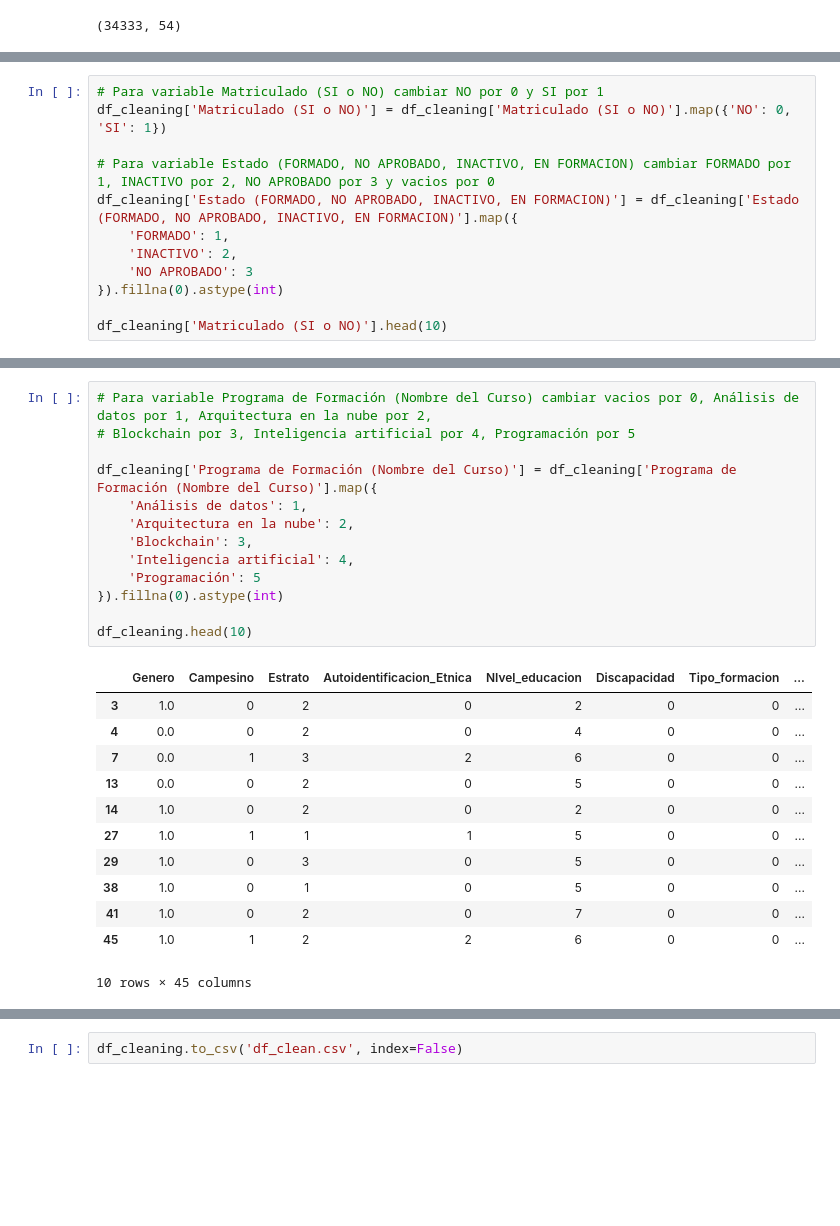
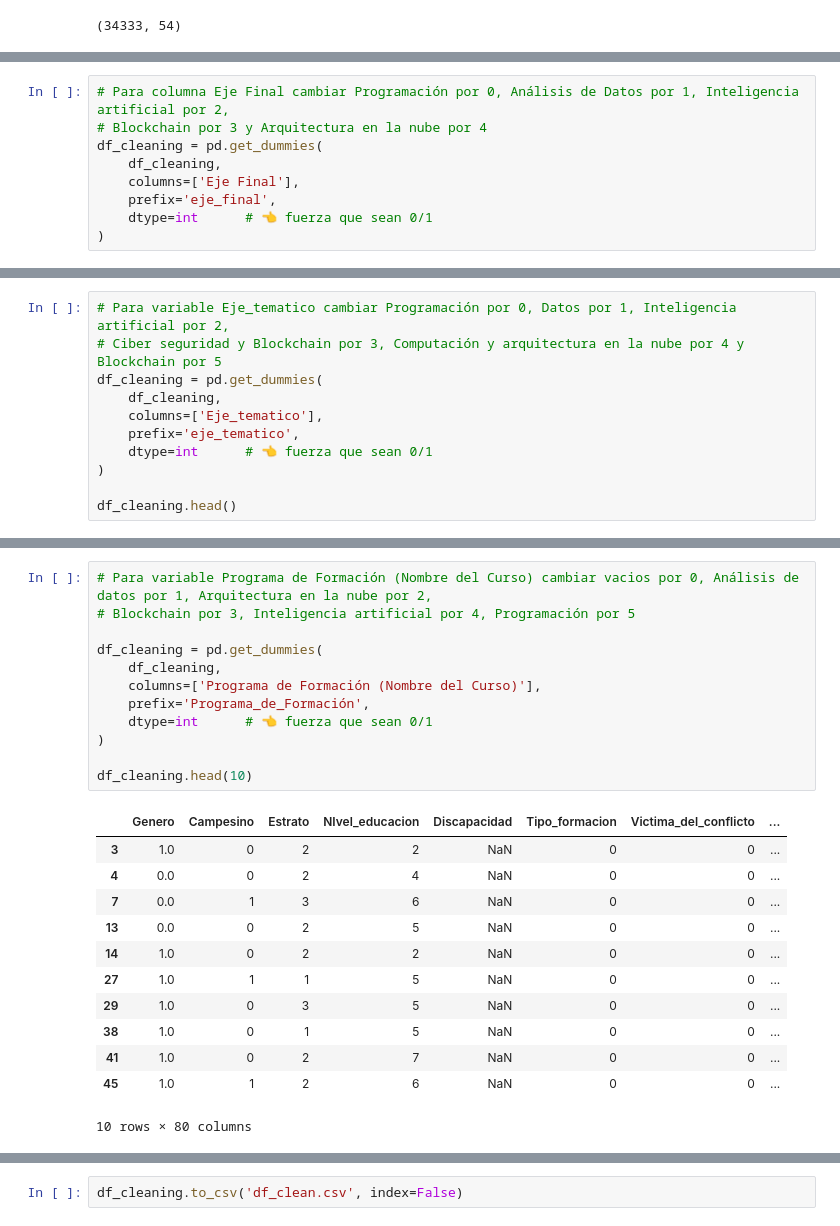
Before and after one commit to Davidp1905/Proyecto_Machine_Learning, a Jupyter notebook: data_preparation.ipynb, the cells around one changed output, grey strips where cells are left out. Cells and saved outputs as stored; diff of their text form; blank space fills up the shorter version.

Commit message:
changes to data cleaning

```diff
--- a/data_preparation.ipynb
+++ b/data_preparation.ipynb
@@ -384,0 +313,9 @@ df_cleaning.shape
+# %%
+# Para columna Eje Final cambiar Programación por 0, Análisis de Datos por 1, Inteligencia artificial por 2,
+# Blockchain por 3 y Arquitectura en la nube por 4
+df_cleaning = pd.get_dummies(
+    df_cleaning,
+    columns=['Eje Final'],
+    prefix='eje_final',
+    dtype=int      # 👈 fuerza que sean 0/1
+)
@@ -469,12 +371,0 @@ Número de filas con 'Matriculado = NO' y todas las columnas vacías: 1456
-# %%
-# Para variable Matriculado (SI o NO) cambiar NO por 0 y SI por 1
-df_cleaning['Matriculado (SI o NO)'] = df_cleaning['Matriculado (SI o NO)'].map({'NO': 0, 'SI': 1})
-
-# Para variable Estado (FORMADO, NO APROBADO, INACTIVO, EN FORMACION) cambiar FORMADO por 1, INACTIVO por 2, NO APROBADO por 3 y vacios por 0
-df_cleaning['Estado (FORMADO, NO APROBADO, INACTIVO, EN FORMACION)'] = df_cleaning['Estado (FORMADO, NO APROBADO, INACTIVO, EN FORMACION)'].map({
-    'FORMADO': 1,
-    'INACTIVO': 2,
-    'NO APROBADO': 3
-}).fillna(0).astype(int)
-
-df_cleaning['Matriculado (SI o NO)'].head(10)
@@ -492,0 +372,11 @@ Name: Matriculado (SI o NO), dtype: int64
+# %%
+# Para variable Eje_tematico cambiar Programación por 0, Datos por 1, Inteligencia artificial por 2,
+# Ciber seguridad y Blockchain por 3, Computación y arquitectura en la nube por 4 y Blockchain por 5
+df_cleaning = pd.get_dummies(
+    df_cleaning,
+    columns=['Eje_tematico'],
+    prefix='eje_tematico',
+    dtype=int      # 👈 fuerza que sean 0/1
+)
+
+df_cleaning.head()
@@ -493,26 +391,25 @@ Name: Matriculado (SI o NO), dtype: int64
 # %%
 # Para variable Programa de Formación (Nombre del Curso) cambiar vacios por 0, Análisis de datos por 1, Arquitectura en la nube por 2,
 # Blockchain por 3, Inteligencia artificial por 4, Programación por 5
 
-df_cleaning['Programa de Formación (Nombre del Curso)'] = df_cleaning['Programa de Formación (Nombre del Curso)'].map({
-    'Análisis de datos': 1,
-    'Arquitectura en la nube': 2,
-    'Blockchain': 3,
-    'Inteligencia artificial': 4,
-    'Programación': 5
-}).fillna(0).astype(int)
+df_cleaning = pd.get_dummies(
+    df_cleaning,
+    columns=['Programa de Formación (Nombre del Curso)'],
+    prefix='Programa_de_Formación',
+    dtype=int      # 👈 fuerza que sean 0/1
+)
 
 df_cleaning.head(10)
 # %% [output]
-|  | Genero | Campesino | Estrato | Autoidentificacion_Etnica | NIvel_educacion | Discapacidad | Tipo_formacion | ... |
-| 3 | 1.0 | 0 | 2 | 0 | 2 | 0 | 0 | ... |
-| 4 | 0.0 | 0 | 2 | 0 | 4 | 0 | 0 | ... |
-| 7 | 0.0 | 1 | 3 | 2 | 6 | 0 | 0 | ... |
-| 13 | 0.0 | 0 | 2 | 0 | 5 | 0 | 0 | ... |
-| 14 | 1.0 | 0 | 2 | 0 | 2 | 0 | 0 | ... |
-| 27 | 1.0 | 1 | 1 | 1 | 5 | 0 | 0 | ... |
-| 29 | 1.0 | 0 | 3 | 0 | 5 | 0 | 0 | ... |
-| 38 | 1.0 | 0 | 1 | 0 | 5 | 0 | 0 | ... |
-| 41 | 1.0 | 0 | 2 | 0 | 7 | 0 | 0 | ... |
-| 45 | 1.0 | 1 | 2 | 2 | 6 | 0 | 0 | ... |
+|  | Genero | Campesino | Estrato | NIvel_educacion | Discapacidad | Tipo_formacion | Victima_del_conflicto | ... |
+| 3 | 1.0 | 0 | 2 | 2 | NaN | 0 | 0 | ... |
+| 4 | 0.0 | 0 | 2 | 4 | NaN | 0 | 0 | ... |
+| 7 | 0.0 | 1 | 3 | 6 | NaN | 0 | 0 | ... |
+| 13 | 0.0 | 0 | 2 | 5 | NaN | 0 | 0 | ... |
+| 14 | 1.0 | 0 | 2 | 2 | NaN | 0 | 0 | ... |
+| 27 | 1.0 | 1 | 1 | 5 | NaN | 0 | 0 | ... |
+| 29 | 1.0 | 0 | 3 | 5 | NaN | 0 | 0 | ... |
+| 38 | 1.0 | 0 | 1 | 5 | NaN | 0 | 0 | ... |
+| 41 | 1.0 | 0 | 2 | 7 | NaN | 0 | 0 | ... |
+| 45 | 1.0 | 1 | 2 | 6 | NaN | 0 | 0 | ... |
-10 rows × 45 columns
+10 rows × 80 columns
```
Also changed, not shown: parts of 45 cells of this notebook, 1 other file.
